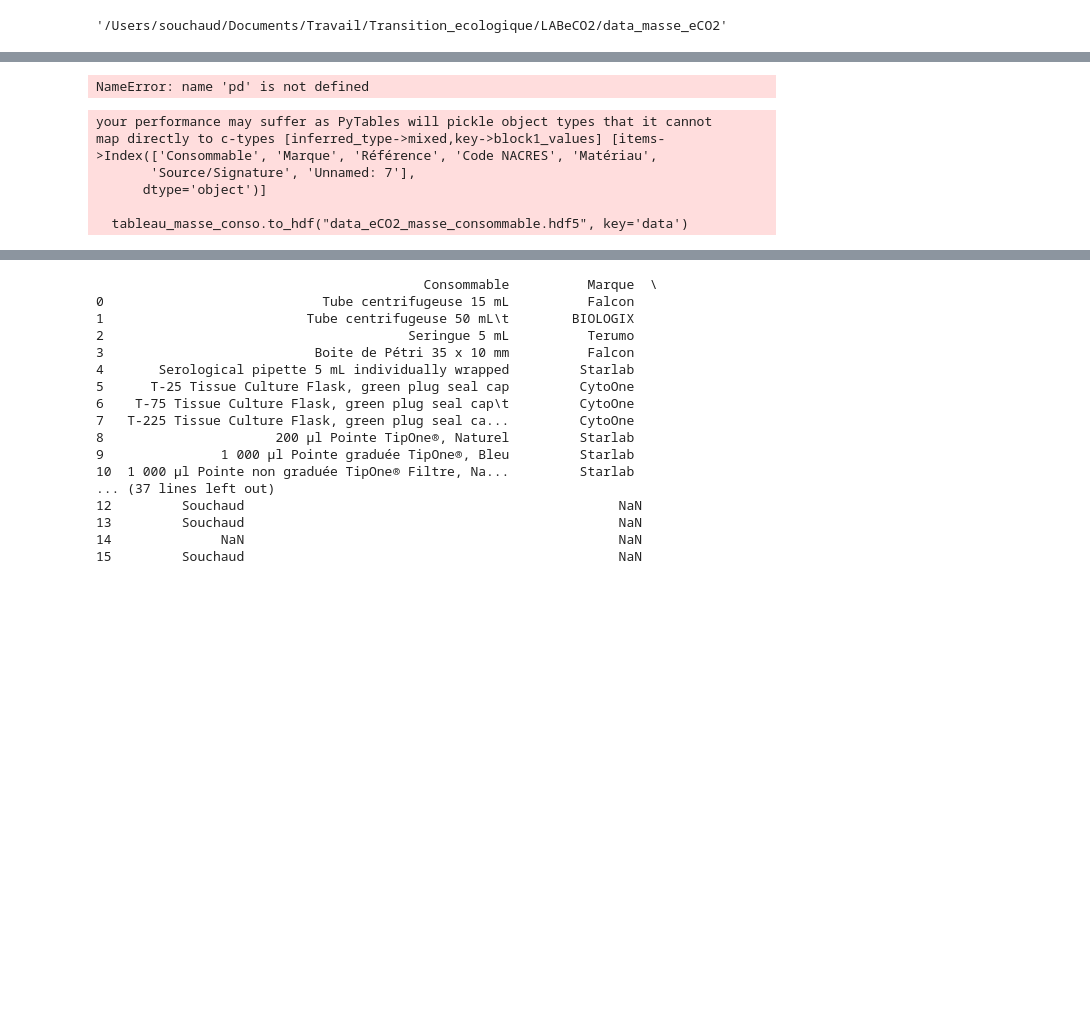
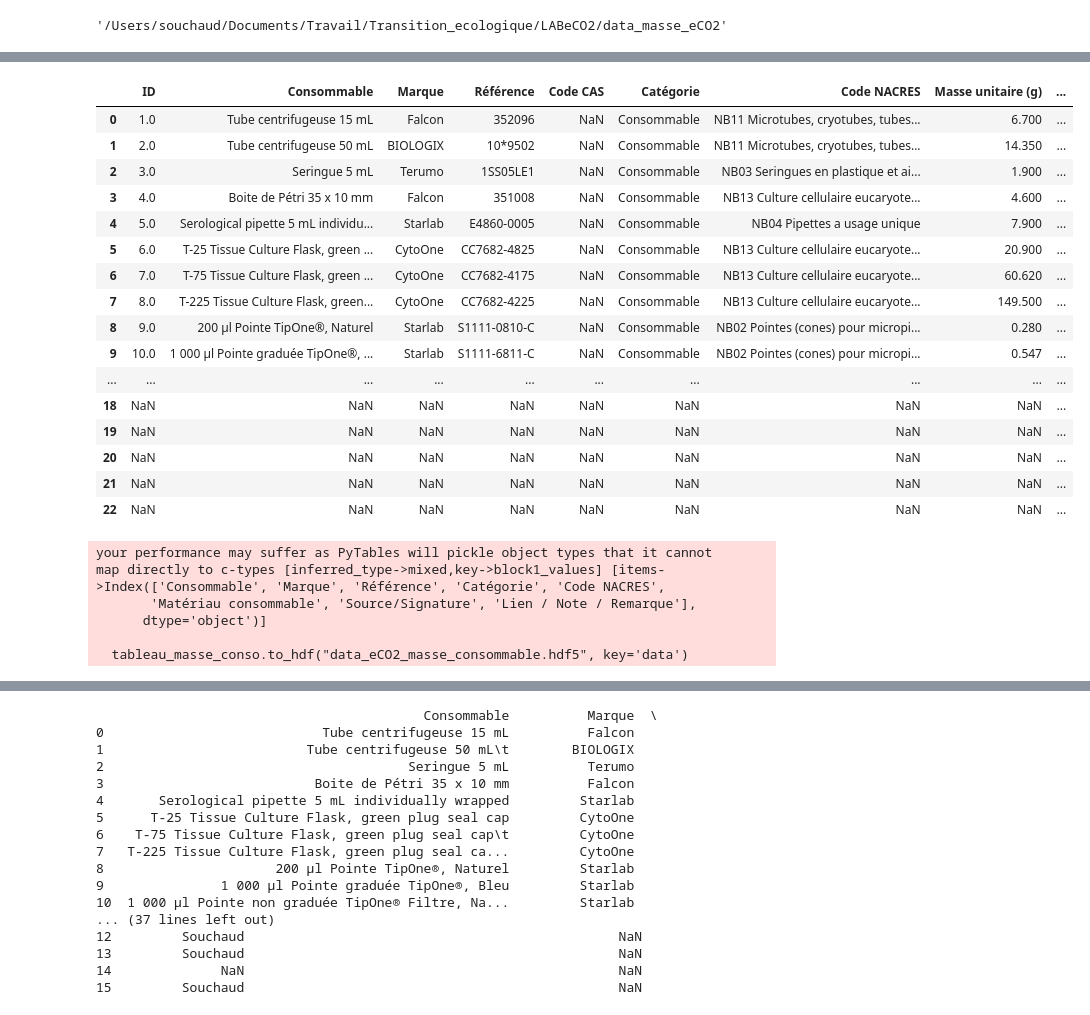
Before and after one commit to Alex-code-lab/LABeCO2, a Jupyter notebook: data_masse_eCO2/pour_travail.ipynb, the cells around one changed output, grey strips where cells are left out. Saved outputs shown, nothing was run; the diff lists cells and outputs as text; code cells hidden in the pictures; blank space fills up the shorter version.

Commit message:
2025 06 19 ajout des liquides et amélioration des consommables

```diff
--- a/data_masse_eCO2/pour_travail.ipynb
+++ b/data_masse_eCO2/pour_travail.ipynb
@@ -7,23 +28,39 @@ os.getcwd()
 # %%
-tableau_masse_conso = pd.read_csv("masses_consommable.csv")
+tableau_masse_conso = pd.read_csv("masses_consommable_bis.csv")
 # Remplace les virgules par des points dans la colonne
 tableau_masse_conso['Masse unitaire (g)'] = (
     tableau_masse_conso['Masse unitaire (g)']
     .astype(str)  # S'assure que les données sont bien des chaînes
     .str.replace(',', '.', regex=False)  # Remplace les virgules par des points
     .astype(float)  # Convertit les chaînes en nombres flottants
 )
 
 # Vérifiez le résultat
 tableau_masse_conso
 # %% [output]
-NameError: name 'pd' is not defined
+|  | ID | Consommable | Marque | Référence | Code CAS | Catégorie | Code NACRES | Masse unitaire (g) | ... |
+| 0 | 1.0 | Tube centrifugeuse 15 mL | Falcon | 352096 | NaN | Consommable | NB11 Microtubes, cryotubes, tubes... | 6.700 | ... |
+| 1 | 2.0 | Tube centrifugeuse 50 mL | BIOLOGIX | 10*9502 | NaN | Consommable | NB11 Microtubes, cryotubes, tubes... | 14.350 | ... |
+| 2 | 3.0 | Seringue 5 mL | Terumo | 1SS05LE1 | NaN | Consommable | NB03 Seringues en plastique et ai... | 1.900 | ... |
+| 3 | 4.0 | Boite de Pétri 35 x 10 mm | Falcon | 351008 | NaN | Consommable | NB13 Culture cellulaire eucaryote... | 4.600 | ... |
+| 4 | 5.0 | Serological pipette 5 mL individu... | Starlab | E4860-0005 | NaN | Consommable | NB04 Pipettes a usage unique | 7.900 | ... |
+| 5 | 6.0 | T-25 Tissue Culture Flask, green ... | CytoOne | CC7682-4825 | NaN | Consommable | NB13 Culture cellulaire eucaryote... | 20.900 | ... |
+| 6 | 7.0 | T-75 Tissue Culture Flask, green ... | CytoOne | CC7682-4175 | NaN | Consommable | NB13 Culture cellulaire eucaryote... | 60.620 | ... |
+| 7 | 8.0 | T-225 Tissue Culture Flask, green... | CytoOne | CC7682-4225 | NaN | Consommable | NB13 Culture cellulaire eucaryote... | 149.500 | ... |
+| 8 | 9.0 | 200 µl Pointe TipOne®, Naturel | Starlab | S1111-0810-C | NaN | Consommable | NB02 Pointes (cones) pour micropi... | 0.280 | ... |
+| 9 | 10.0 | 1 000 µl Pointe graduée TipOne®, ... | Starlab | S1111-6811-C | NaN | Consommable | NB02 Pointes (cones) pour micropi... | 0.547 | ... |
+| ... | ... | ... | ... | ... | ... | ... | ... | ... | ... |
+| 18 | NaN | NaN | NaN | NaN | NaN | NaN | NaN | NaN | ... |
+| 19 | NaN | NaN | NaN | NaN | NaN | NaN | NaN | NaN | ... |
+| 20 | NaN | NaN | NaN | NaN | NaN | NaN | NaN | NaN | ... |
+| 21 | NaN | NaN | NaN | NaN | NaN | NaN | NaN | NaN | ... |
+| 22 | NaN | NaN | NaN | NaN | NaN | NaN | NaN | NaN | ... |
 # %%
 tableau_masse_conso.to_hdf("data_eCO2_masse_consommable.hdf5", key='data')
 # %% [output]
 your performance may suffer as PyTables will pickle object types that it cannot
-map directly to c-types [inferred_type->mixed,key->block1_values] [items->Index(['Consommable', 'Marque', 'Référence', 'Code NACRES', 'Matériau',
-       'Source/Signature', 'Unnamed: 7'],
+map directly to c-types [inferred_type->mixed,key->block1_values] [items->Index(['Consommable', 'Marque', 'Référence', 'Catégorie', 'Code NACRES',
+       'Matériau consommable', 'Source/Signature', 'Lien / Note / Remarque'],
       dtype='object')]
 
   tableau_masse_conso.to_hdf("data_eCO2_masse_consommable.hdf5", key='data')
```
Also changed, not shown: parts of 3 cells of this notebook, 13 other files.
